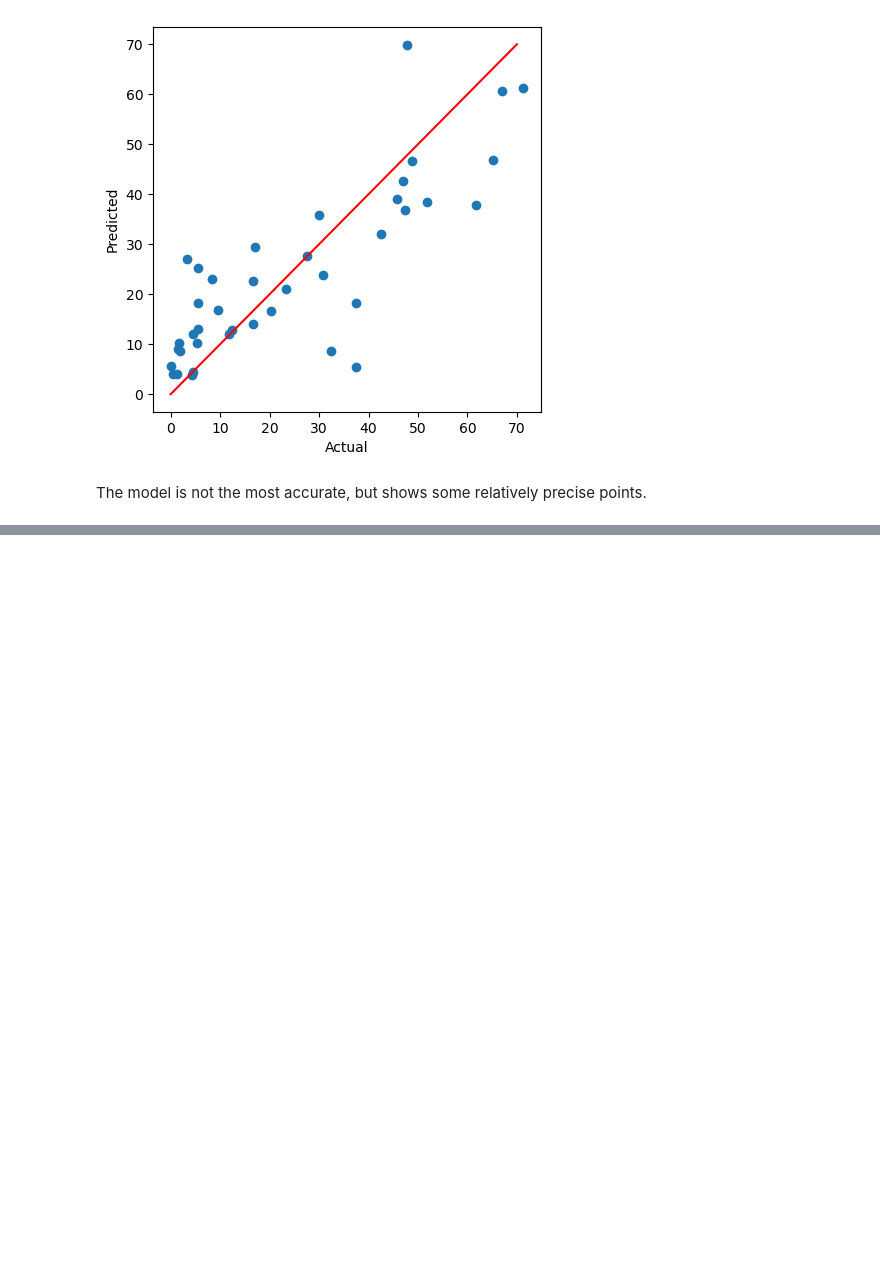
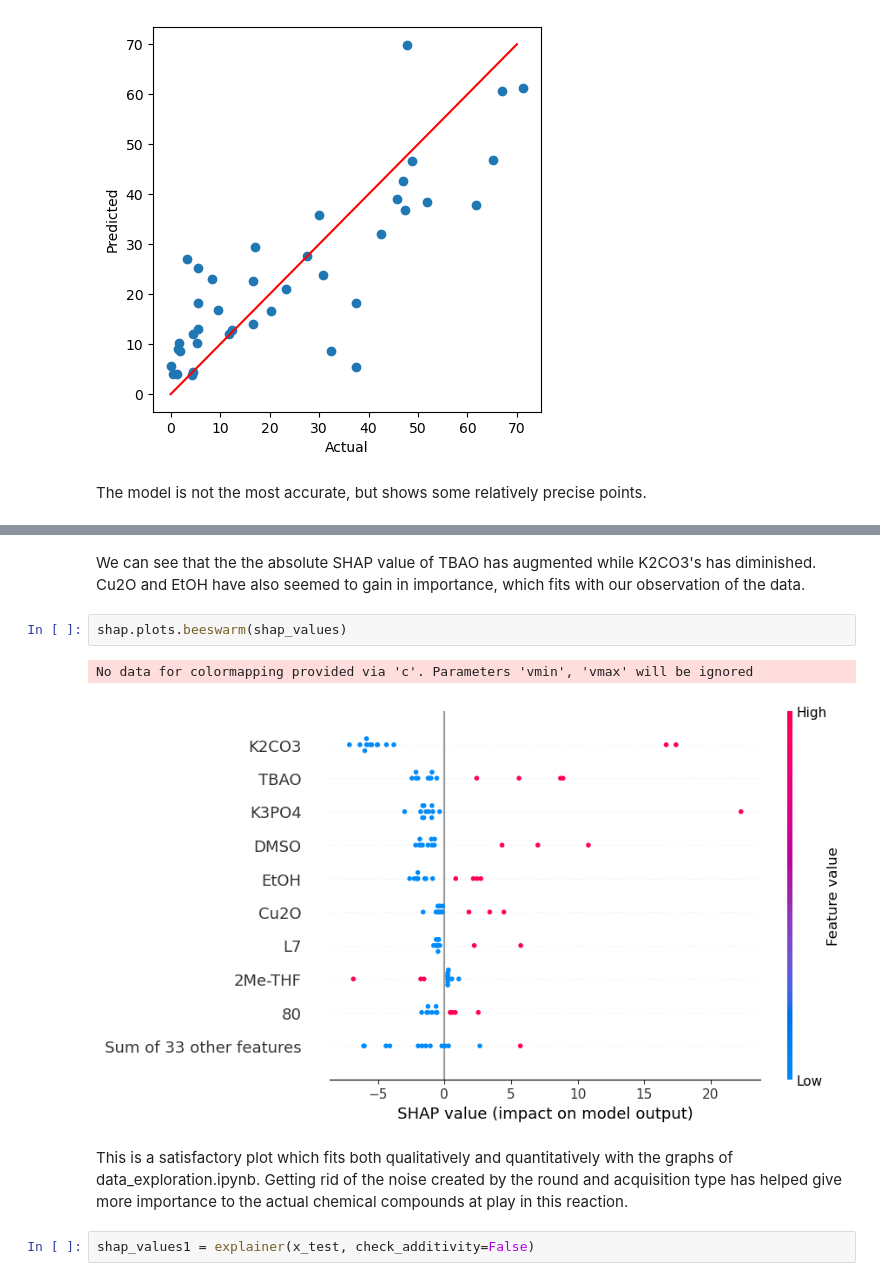
Before and after one commit to schwallergroup/CuCNCC, a Jupyter notebook: notebooks/RandomForestRegressor_OHE.ipynb, the cells around one changed output, grey strips where cells are left out. Saved outputs shown, nothing was run; the diff lists cells and outputs as text; blank space fills up the shorter version.

```diff
--- a/notebooks/RandomForestRegressor_OHE.ipynb
+++ b/notebooks/RandomForestRegressor_OHE.ipynb
@@ -493,0 +566,11 @@ The model is not the most accurate, but shows some relatively precise points.
+# %% [markdown]
+We can see that the the absolute SHAP value of TBAO has augmented while K2CO3's has diminished. Cu2O and EtOH have also seemed to gain in importance, which fits with our observation of the data.
+# %%
+shap.plots.beeswarm(shap_values)
+# %% [output]
+No data for colormapping provided via 'c'. Parameters 'vmin', 'vmax' will be ignored
+[figure, added]
+# %% [markdown]
+This is a satisfactory plot which fits both qualitatively and quantitatively with the graphs of data_exploration.ipynb. Getting rid of the noise created by the round and acquisition type has helped give more importance to the actual chemical compounds at play in this reaction.
+# %%
+shap_values1 = explainer(x_test, check_additivity=False)
```
Also changed, not shown: parts of 33 cells of this notebook.
